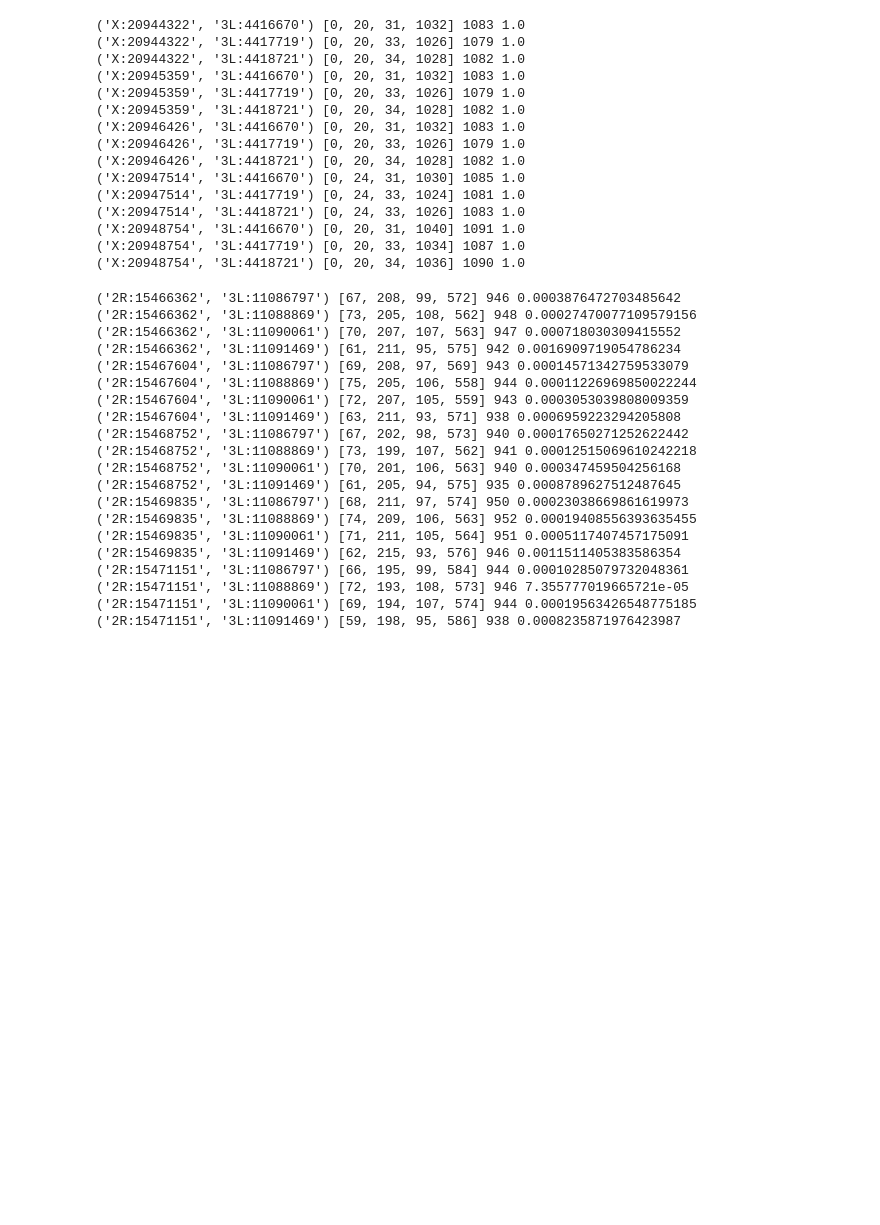
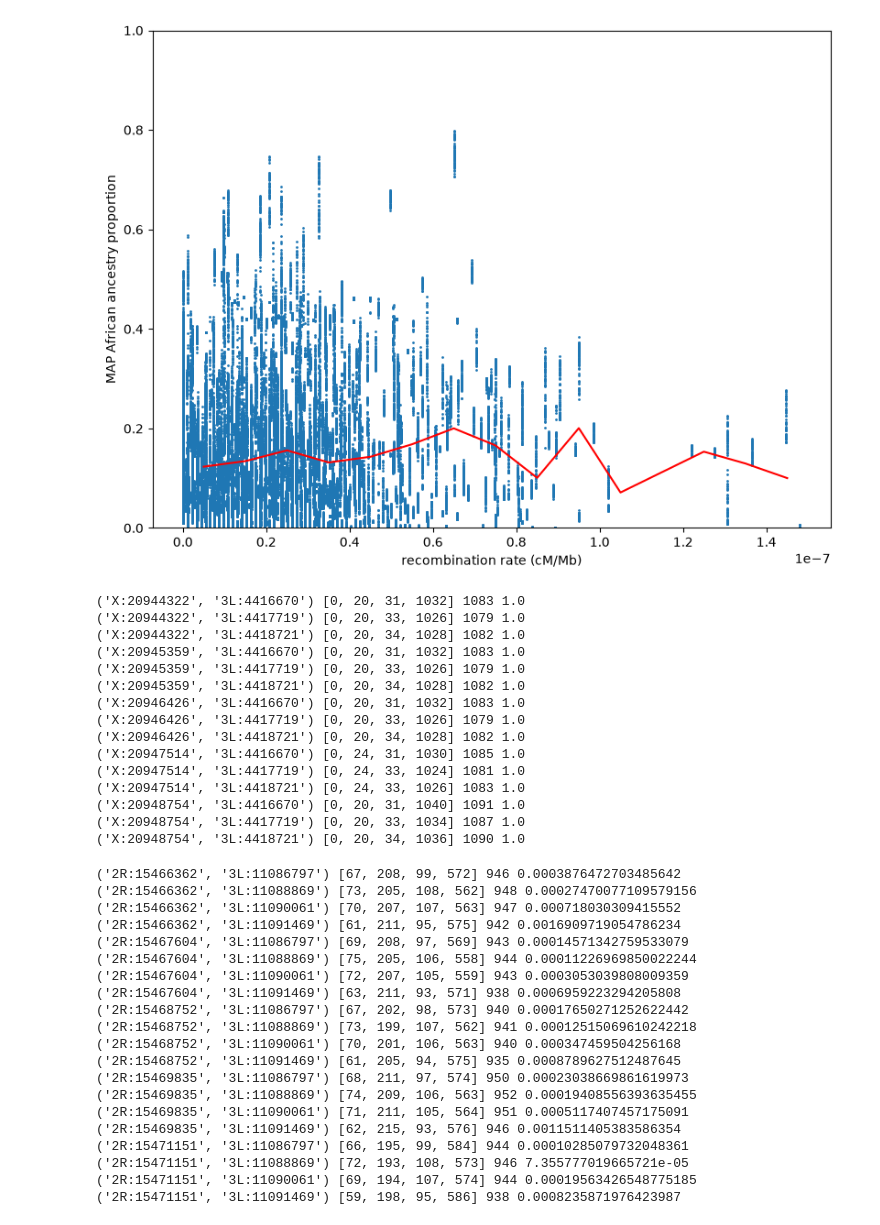
Before and after one commit to nwcol/dgrp_ancestry_disequilibrium, a Jupyter notebook: workflow/notebooks/exploratory_analysis.ipynb, the cells around one changed output. Cells and saved outputs as stored; diff of their text form; code cells hidden in the pictures; blank space fills up the shorter version.

```diff
--- a/workflow/notebooks/exploratory_analysis.ipynb
+++ b/workflow/notebooks/exploratory_analysis.ipynb
@@ -41,3 +84,14 @@ plt.savefig("../../figures/African_ancestry_landscape_v3.png")
+# %%
+fig, ax = plt.subplots(1, 1, figsize=(8, 6), layout="constrained")
+
+plt.scatter(cs, p_afr, s=1)
+plt.plot(coarse_xs, coarse_ys, color="red")
+ax.set_ylim(0, 1)
+ax.set_xlabel("recombination rate (cM/Mb)")
+ax.set_ylabel("MAP African ancestry proportion")
+plt.savefig("../../figures/African_ancestry_v_recomb.png", dpi=244)
+# %% [output]
+[figure, added]
 # %%
 def count_types(locusA, locusB):
     chromA, (startA, stopA) = locusA
```
Also changed, not shown: parts of 3 cells of this notebook, 7 other files.
